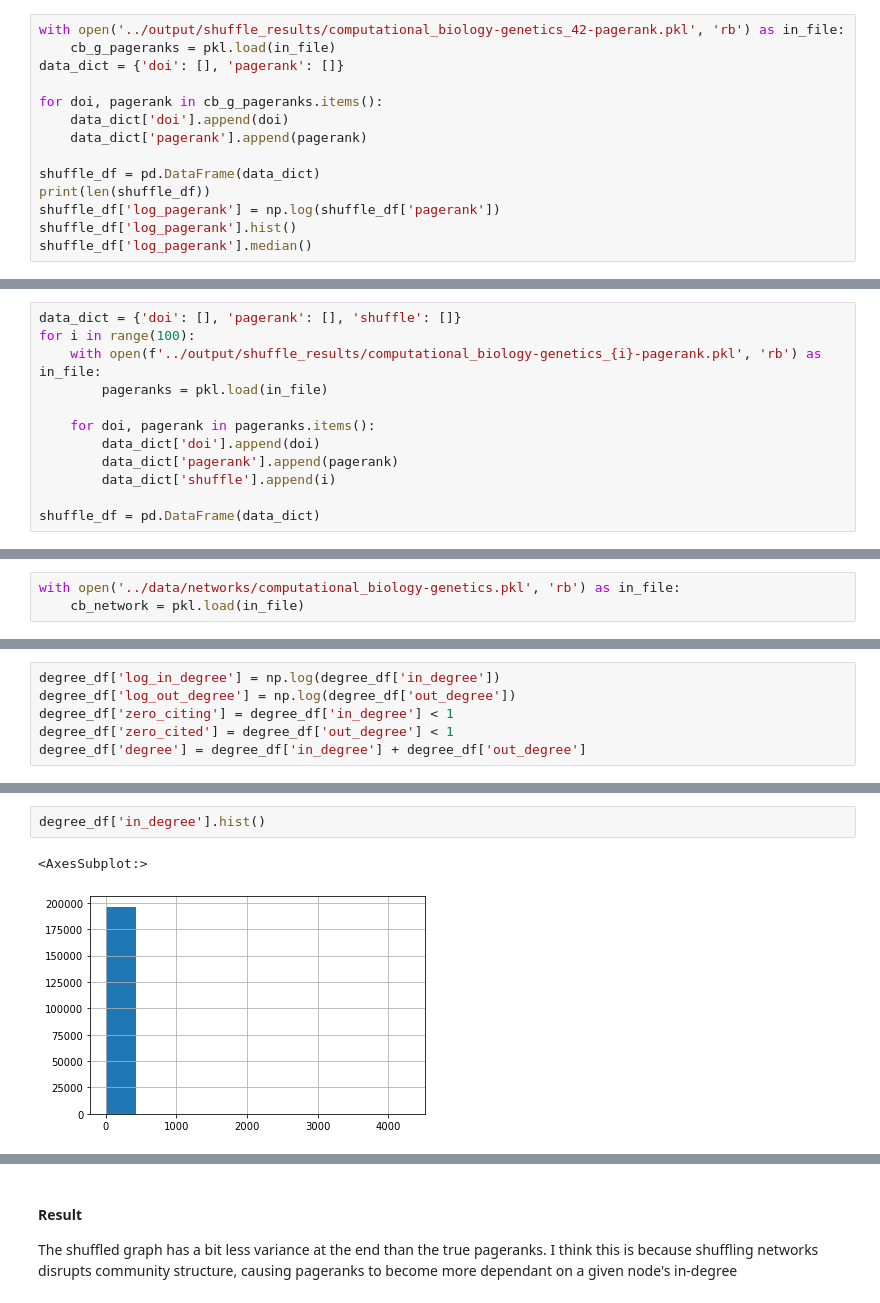
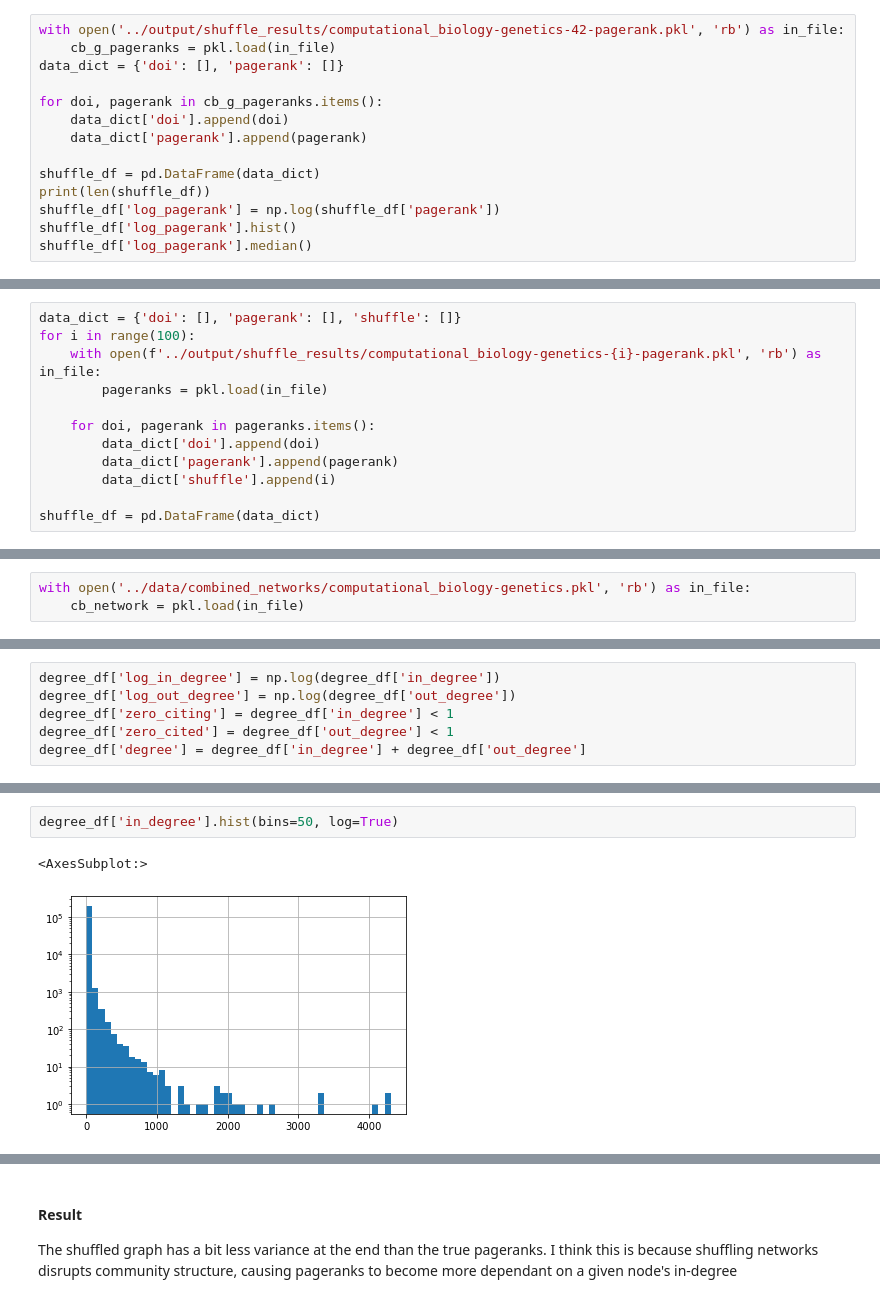
Before and after one commit to ben-heil/indices, a Jupyter notebook: notebooks/pagerank_inflation.ipynb, the cells around one changed output, grey strips where cells are left out. Drawn from its saved outputs; the diff is of its cells as text.

Commit message:
Update pagerank inflation notebook

```diff
--- a/notebooks/pagerank_inflation.ipynb
+++ b/notebooks/pagerank_inflation.ipynb
@@ -36,7 +41,7 @@ cb_df['log_pagerank'].median()
 -13.206491420980544
 [figure]
 # %%
-with open('../output/shuffle_results/computational_biology-genetics_42-pagerank.pkl', 'rb') as in_file:
+with open('../output/shuffle_results/computational_biology-genetics-42-pagerank.pkl', 'rb') as in_file:
     cb_g_pageranks = pkl.load(in_file)
 data_dict = {'doi': [], 'pagerank': []}
 
@@ -100,7 +105,7 @@ plot
 # %%
 data_dict = {'doi': [], 'pagerank': [], 'shuffle': []}
 for i in range(100):
-    with open(f'../output/shuffle_results/computational_biology-genetics_{i}-pagerank.pkl', 'rb') as in_file:
+    with open(f'../output/shuffle_results/computational_biology-genetics-{i}-pagerank.pkl', 'rb') as in_file:
         pageranks = pkl.load(in_file)
 
     for doi, pagerank in pageranks.items():
@@ -176,5 +181,5 @@ plot
 # %%
-with open('../data/networks/computational_biology-genetics.pkl', 'rb') as in_file:
+with open('../data/combined_networks/computational_biology-genetics.pkl', 'rb') as in_file:
     cb_network = pkl.load(in_file)
 # %%
 network_info = {'doi': [], 'in_degree': [], 'out_degree': []}
@@ -265,8 +270,8 @@ plot
 # %%
-degree_df['in_degree'].hist()
+degree_df['in_degree'].hist(bins=50, log=True)
 # %% [output]
 <AxesSubplot:>
-[figure, old version]
+[figure, new version]
 # %%
 plot = ggplot(degree_df[degree_df['in_degree'] < 20], aes(x='log_true_pagerank', y='log_median_shuffle_pagerank', color='in_degree'))
 plot += geom_point(alpha=.2)
```
Also changed, not shown: parts of 31 cells of this notebook.
